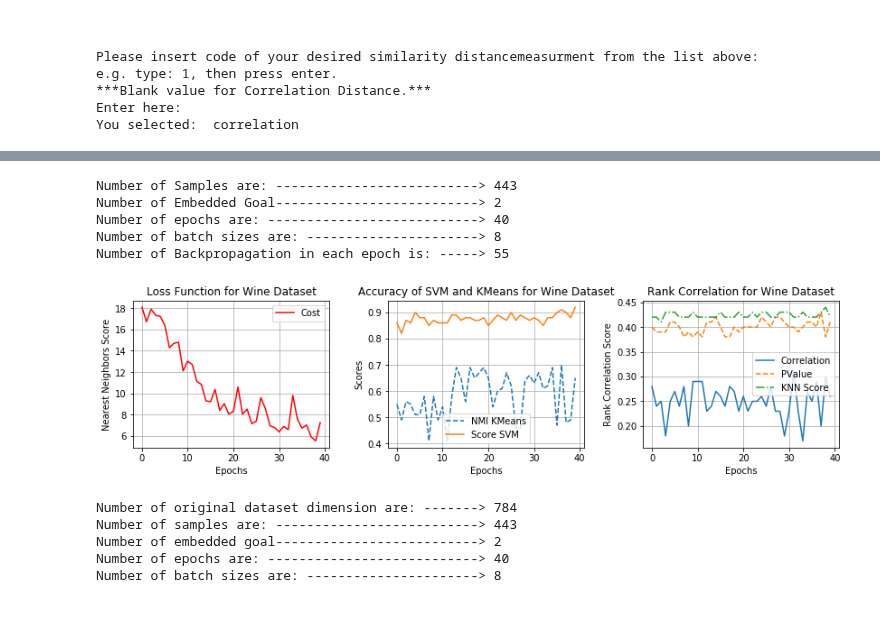
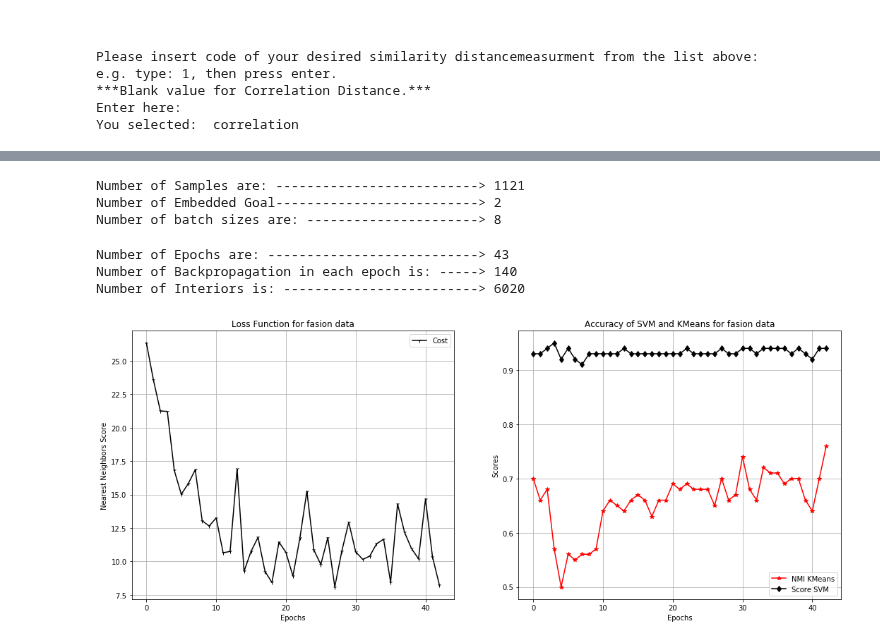
Before and after one commit to saman-nia/Deep-Learning-for-Dimensionality-Reduction, a Jupyter notebook: Image Dimensionality Reduction/Comparing_with_digits.ipynb, the cells around one changed output, grey strips where cells are left out. Drawn from its saved outputs; the diff is of its cells as text; code cells hidden in the pictures; blank space fills up the shorter version.

```diff
--- a/Image Dimensionality Reduction/Comparing_with_digits.ipynb
+++ b/Image Dimensionality Reduction/Comparing_with_digits.ipynb
@@ -356,21 +349,25 @@ n_layers = (value_hl + 2) #------------------------ Number of Layers.
 beta1 = 0.9 #-------------------------------------- Decay rate 1.
 beta2 = 0.99 #------------------------------------- Decay rate 2
 learning_rate = 0.001 #---------------------------- Learning rate.
-n_batch = 8  #------------------------------------ Number of selection data in per step.
-epochs = 40 # ------------------------------------- Number of Epochs.
-n_interior = n_input // n_batch #------------------
+n_batch = 8  #------------------------------------- Number of selection data in per step.
+n_interior = round(n_input / n_batch)
+epochs = round(6000 / n_interior) # ------------------------------------- Number of Epochs.
 # %%
 print('Number of Samples are: -------------------------->',n_input)
 print('Number of Embedded Goal-------------------------->',n_code)
-print('Number of epochs are: --------------------------->',epochs)
 print('Number of batch sizes are: ---------------------->',n_batch)
-print('Number of Backpropagation in each epoch is: ----->',n_interior)
 # %% [output]
-Number of Samples are: --------------------------> 443
+Number of Samples are: --------------------------> 1121
 Number of Embedded Goal--------------------------> 2
-Number of epochs are: ---------------------------> 40
 Number of batch sizes are: ----------------------> 8
-Number of Backpropagation in each epoch is: -----> 55
+# %%
+print('Number of Epochs are: --------------------------->',epochs)
+print('Number of Backpropagation in each epoch is: ----->',n_interior)
+print('Number of Interiors is: ------------------------->',(n_interior*epochs))
+# %% [output]
+Number of Epochs are: ---------------------------> 43
+Number of Backpropagation in each epoch is: -----> 140
+Number of Interiors is: -------------------------> 6020
 # %%
 with tf.Graph().as_default():
   with tf.compat.v1.variable_scope("autoencoder_architecture"):
@@ -407,19 +401,6 @@ for epoch in tqdm(range(epochs)):
   pred_KMeans_code = k_means(ae_codes, n_groups)
   nmi_KMeans_code = normalized_mutual_info_score(labels_set, pred_KMeans_code)
   NMI_step.append(round(nmi_KMeans_code, 2))
-  index_code = knn_samples(ae_codes, n_kneighbors)
-  list_rho = []
-  list_pval = []
-  list_r = []
-  for qq in range(len(index_input)):
-    sm = difflib.SequenceMatcher(None, index_input[qq], index_code[qq])
-    list_r.append(sm.quick_ratio())
-    rho, pval = scipy.stats.spearmanr(index_input[qq], index_code[qq])
-    list_rho.append(rho)
-    list_pval.append(pval)
-  list_rhos.append(round(numpy.mean(list_rho), 2))
-  list_pvals.append(round(numpy.mean(list_pval), 2))
-  l_mean.append(round(numpy.mean(list_r), 2))
   # Comparison of linear SVM classifier on different dimensions projection.
   _X_train, _X_test, _y_train, _y_test = train_test_split(
       ae_codes, labels_set, test_size=0.25, random_state=42)
@@ -427,44 +408,23 @@ for epoch in tqdm(range(epochs)):
   accuracy_svm = metrics.accuracy_score(_y_test, clf.predict(_X_test))
   score_svm.append(round(accuracy_svm, 2))
 # %%
-xi = [i for i in range(0, len(steps))]
-plt.figure(figsize=(14,3))
-plt.subplots_adjust(wspace=0.3, hspace=0.3)
-plt.subplot(1,3,1)
-plt.plot(loss_cost, color='r', label = 'Cost')
+plt.figure(figsize=(18,7))
+plt.subplot(1,2,1)
+plt.plot(loss_cost, color='k', label = 'Cost', marker = '1')
 plt.xlabel('Epochs'),plt.ylabel('Nearest Neighbors Score')
-plt.title('Loss Function for Wine Dataset')
+plt.title('Loss Function for fasion data')
 plt.grid()
 plt.legend()
-plt.subplot(1,3,2)
-plt.plot(NMI_step, linestyle='--',  label = 'NMI KMeans')
-plt.plot(score_svm, linestyle='-', label = 'Score SVM')
+plt.subplot(1,2,2)
+plt.plot(NMI_step, color='r',  label = 'NMI KMeans', marker = '*')
+plt.plot(score_svm, color='k', label = 'Score SVM', marker = 'd')
 plt.xlabel('Epochs'),plt.ylabel('Scores')
-plt.title('Accuracy of SVM and KMeans for Wine Dataset')
-plt.grid()
-plt.legend()
-plt.subplot(1,3,3)
-plt.plot(list_rhos, linestyle='-', label ='Correlation')
-plt.plot(list_pvals, linestyle='--', label ='PValue')
-plt.plot(l_mean, linestyle='-.', label ='KNN Score')
-plt.xlabel('Epochs'),plt.ylabel('Rank Correlation Score')
-plt.title('Rank Correlation for Wine Dataset')
+plt.title('Accuracy of SVM and KMeans for fasion data')
 plt.grid()
 plt.legend()
 plt.show()
-
-print('\nNumber of original dataset dimension are: ------->',X_train.shape[1])
-print('Number of samples are: -------------------------->',n_input)
-print('Number of embedded goal-------------------------->',n_code)
-print('Number of epochs are: --------------------------->',epochs)
-print('Number of batch sizes are: ---------------------->',n_batch)
 # %% [output]
-[figure, old version]
+[figure, new version]
-Number of original dataset dimension are: -------> 784
-Number of samples are: --------------------------> 443
-Number of embedded goal--------------------------> 2
-Number of epochs are: ---------------------------> 40
-Number of batch sizes are: ----------------------> 8
 # %%
 sorted_color = ['r','k', 'g', 'b','m','c','pink','aqua', 'y','coral']
 markers_list = ['.'] *10
```
Also changed, not shown: parts of 16 cells of this notebook.
